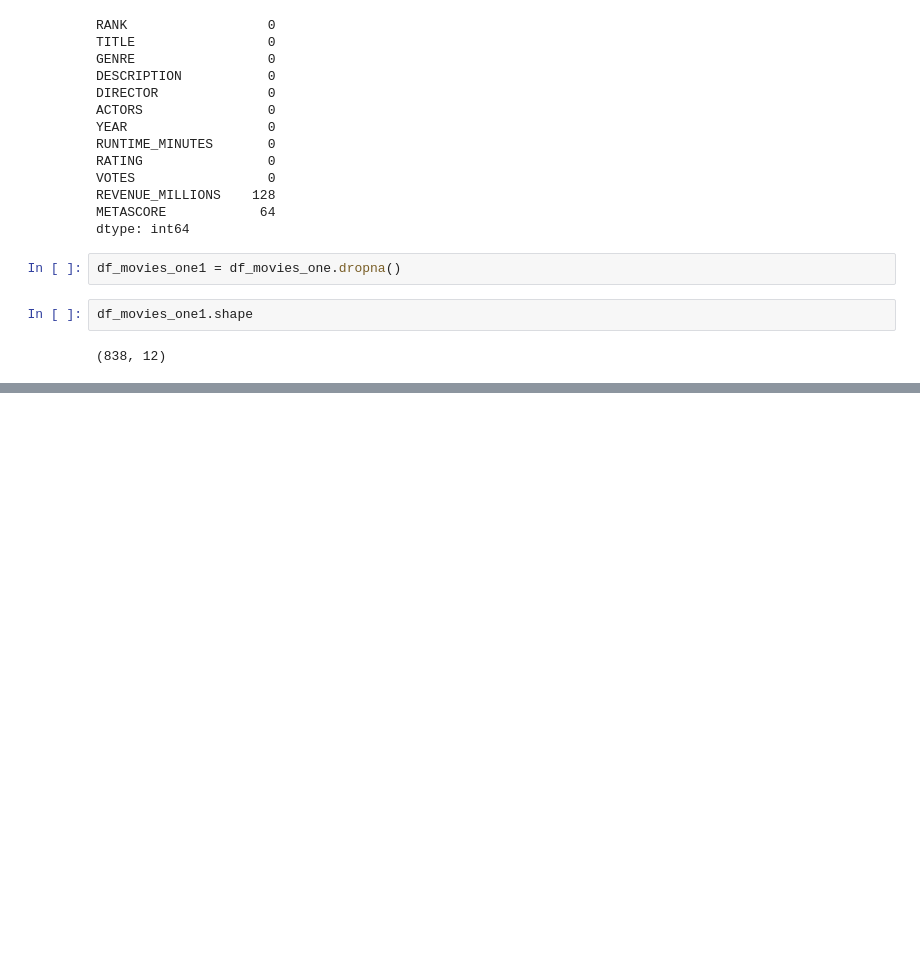
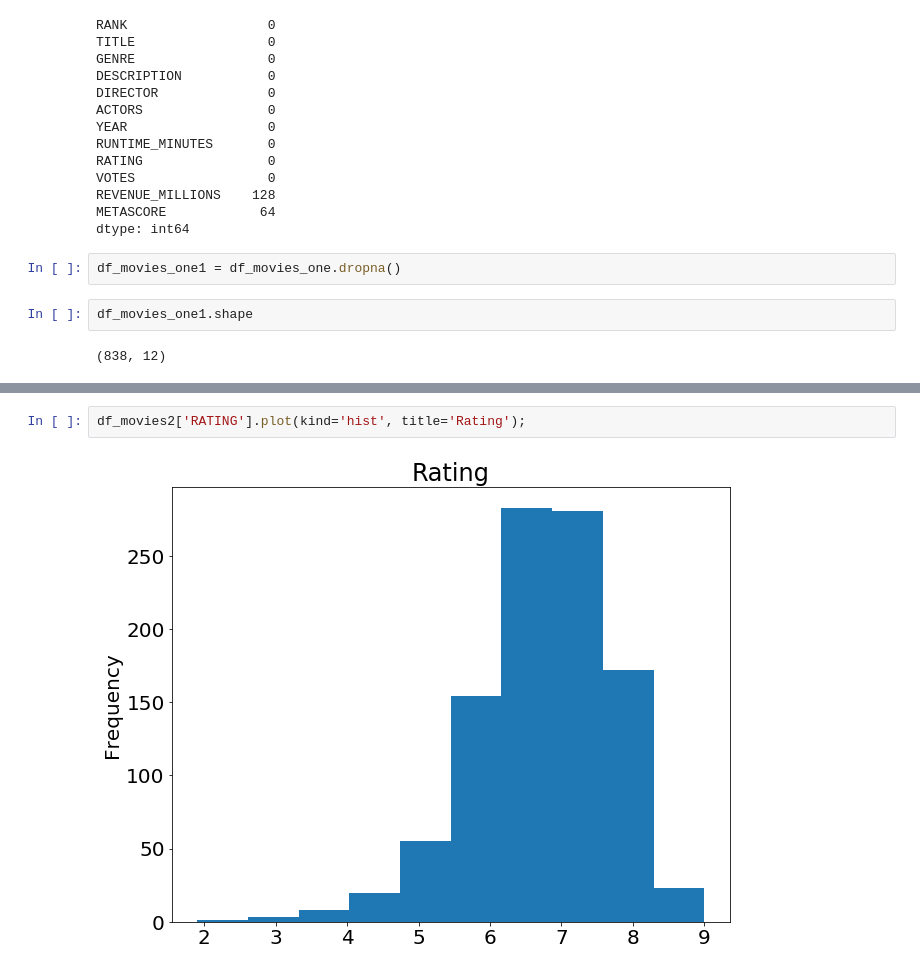
Before and after one commit to Elizabeth-Wainaina/ds-python-techcamp, a Jupyter notebook: PRACTICE_PYTHON.ipynb, the cells around one changed output, grey strips where cells are left out. Drawn from its saved outputs; the diff is of its cells as text; blank space fills up the shorter version.

```diff
--- a/PRACTICE_PYTHON.ipynb
+++ b/PRACTICE_PYTHON.ipynb
@@ -588,0 +906,4 @@ revenue =
+# %%
+df_movies2['RATING'].plot(kind='hist', title='Rating');
+# %% [output]
+[figure, added]
```
Also changed, not shown: parts of 138 cells of this notebook, 7 other files.
